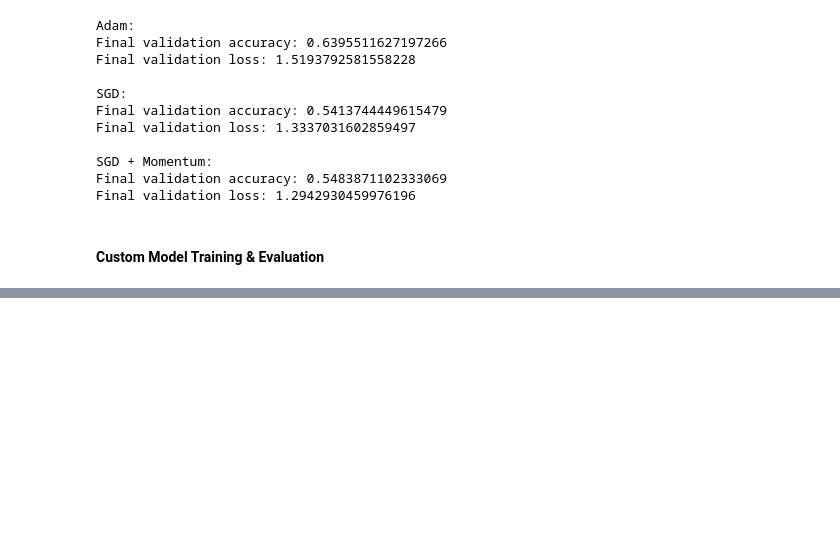
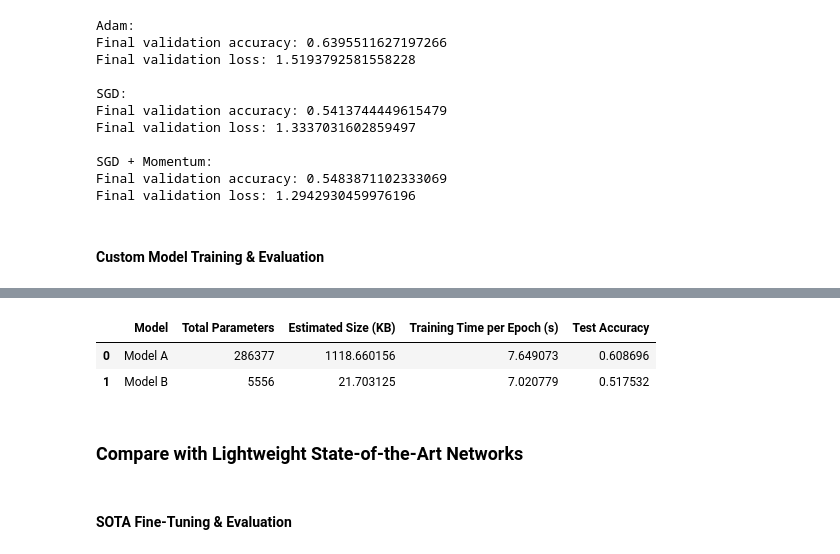
Before and after one commit to shalaniupekshani/EN3150_Assignment03_CNN, a Jupyter notebook: EN3150_CNN_Assignment.ipynb, the cells around one changed output, grey strips where cells are left out. Saved outputs shown, nothing was run; the diff lists cells and outputs as text; code cells hidden in the pictures; blank space fills up the shorter version.

Commit message:
SOTA fine tunning

```diff
--- a/EN3150_CNN_Assignment.ipynb
+++ b/EN3150_CNN_Assignment.ipynb
@@ -352,0 +531,30 @@ Final validation loss: 1.2942930459976196
+# %%
+params_A = model_A_final.count_params()
+params_B = model_B_final.count_params()
+
+size_A_KB = params_A * 4 / 1024
+size_B_KB = params_B * 4 / 1024
+
+comparison_df = pd.DataFrame({
+    "Model": ["Model A", "Model B"],
+    "Total Parameters": [params_A, params_B],
+    "Estimated Size (KB)": [size_A_KB, size_B_KB],
+    "Training Time per Epoch (s)": [
+        training_time_A / 20,
+        training_time_B / 20
+    ],
+    "Test Accuracy": [
+        test_accuracy_A,
+        test_accuracy_B
+    ]
+})
+
+comparison_df
+# %% [output]
+|  | Model | Total Parameters | Estimated Size (KB) | Training Time per Epoch (s) | Test Accuracy |
+| 0 | Model A | 286377 | 1118.660156 | 7.649073 | 0.608696 |
+| 1 | Model B | 5556 | 21.703125 | 7.020779 | 0.517532 |
+# %% [markdown]
+### Compare with Lightweight State-of-the-Art Networks
+# %% [markdown]
+#### SOTA Fine-Tuning & Evaluation
```
Also changed, not shown: parts of 10 cells of this notebook.
